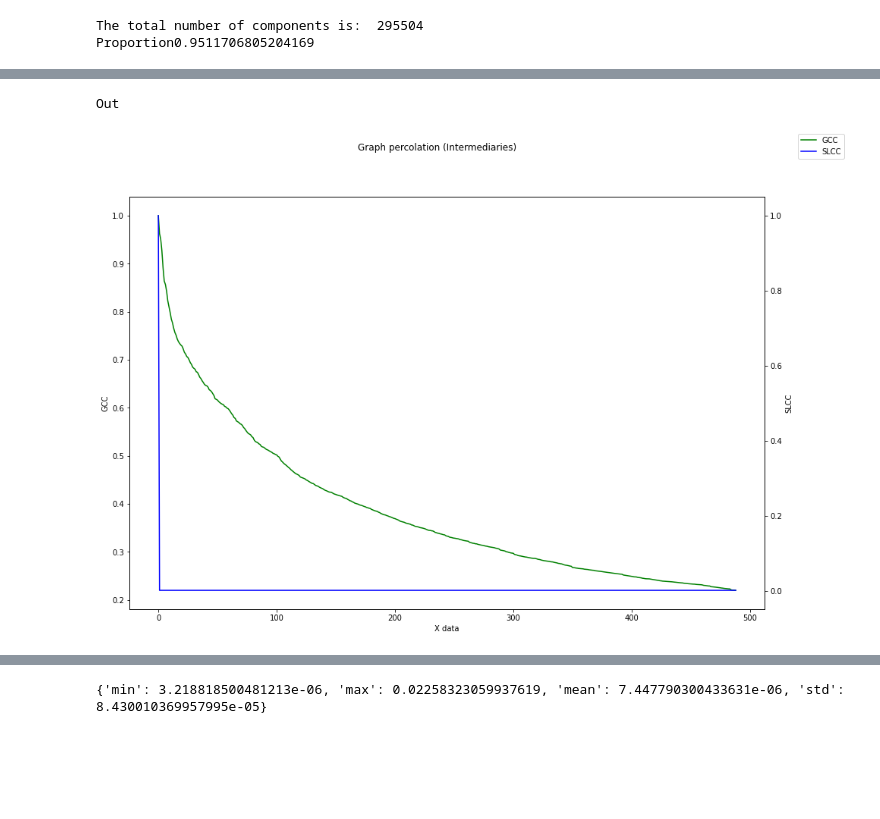
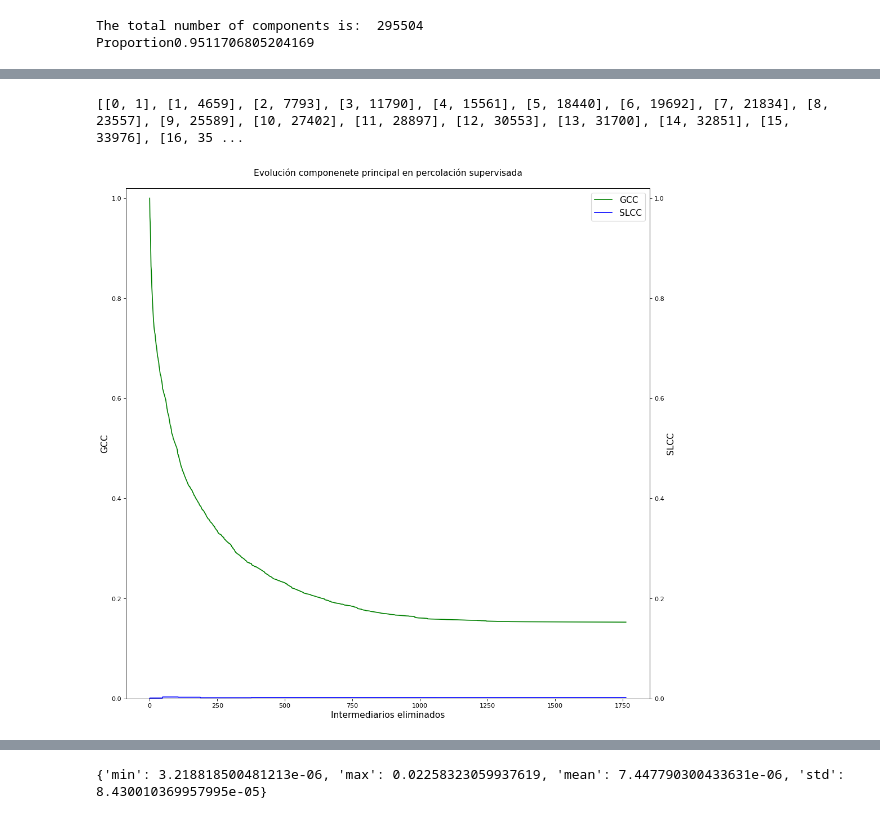
Before and after one commit to edgrz/panama-papers, a Jupyter notebook: graph_study.ipynb, the cells around one changed output, grey strips where cells are left out. Cells and saved outputs as stored; diff of their text form; code cells hidden in the pictures; blank space fills up the shorter version.

Commit message:
Percolation and projection

```diff
--- a/graph_study.ipynb
+++ b/graph_study.ipynb
@@ -568,0 +595,11 @@ for data in G.edges(labels['Officer'],data=True):
+# %%
+x = ["Officer", "Beneficiary", "Director", "Shareholder"]
+y = [officer, beneficiary, director, shareholder]
+
+fig = plt.figure(figsize = (10, 5))
+
+plt.yscale('log')
+plt.title('Distribución aristas Officer-Entity',fontsize=16,pad=20)
+plt.xlabel('Tipos',fontsize=16)
+plt.ylabel('Ocurrencias',fontsize=16)
+plt.bar(x, y, width = 0.4,ec="k")
@@ -601,5 +635,6 @@ Number of edges:  352407
 # %%
-Gcc = sorted(nx.connected_components(Percolation_graph), key=len, reverse=True)
+Gcc = sorted(nx.connected_components(G), key=len, reverse=True)
+print(len(Gcc))
 Gcc = Percolation_graph.subgraph(Gcc[0])
 print('The total number of components is: ',len(Gcc))
 print('Proportion' + str(len(Gcc)/total_graph))
@@ -659,39 +707,28 @@ Proportion 0.21997012946046338
-# %%
-scatter_sgcc = [[0,1]]
-max_degree_id = max(dict(G.degree(labels['Intermediary'])), key=dict(G.degree(labels['Intermediary'])).get)
-Percolation_graph = G.copy()
-Percolation_graph.remove_node(max_degree_id)
-Gcc = sorted(nx.connected_components(Percolation_graph), key=len, reverse=True)
-Percolation_graph = Percolation_graph.subgraph(Gcc[1])
-current_length=len(Percolation_graph)
-found = 0
-for i in Percolation_graph:
-    if Percolation_graph.nodes[i]['kind'] == 'Intermediary':
-        found = 1
-if found == 1:
-    print('Follow')
-else:
-    print('Out')
-for i in range(len(scatter)-1):
-    scatter_sgcc.append([i,current_length/total_graph])
-# %% [output]
-Out
+# %%
+len(scatter_gcc)
+len(scatter_slcc)
+print(scatter_cc)
+# %% [output]
+[[0, 1], [1, 4659], [2, 7793], [3, 11790], [4, 15561], [5, 18440], [6, 19692], [7, 21834], [8, 23557], [9, 25589], [10, 27402], [11, 28897], [12, 30553], [13, 31700], [14, 32851], [15, 33976], [16, 35 ...
 # %%
-fig, ax1 = plt.subplots(figsize=(15,10))
-fig.suptitle('Graph percolation (Intermediaries)')
-x_val_gcc = [x[0] for x in scatter]
-y_val_gcc = [x[1] for x in scatter]
-x_val_sgcc = [x[0] for x in scatter_sgcc]
-y_val_sgcc = [x[1] for x in scatter_sgcc]
+fig, ax1 = plt.subplots(figsize=(15,15),dpi=80)
+ax1.set_title('Evolución componenete principal en percolación supervisada',fontsize=14,pad=20)
+x_val_gcc = [x[0] for x in scatter_gcc]
+y_val_gcc = [x[1] for x in scatter_gcc]
+x_val_sgcc = [x[0] for x in scatter_slcc]
+y_val_sgcc = [x[1] for x in scatter_slcc]
 
 ax2 = ax1.twinx()
-ax1.plot(x_val_gcc, y_val_gcc, 'g-',label="GCC")
-ax2.plot(x_val_gcc, y_val_sgcc, 'b-',label="SLCC")
-
-ax1.set_xlabel('X data')
-ax1.set_ylabel('GCC')
-ax2.set_ylabel('SLCC')
-fig.legend()
+lns1 = ax1.plot(x_val_gcc, y_val_gcc, 'g-',label="GCC")
+lns2 =ax2.plot(x_val_gcc, y_val_sgcc, 'b-',label="SLCC")
+lns = lns1+lns2
+ax1.set_xlabel('Intermediarios eliminados',fontsize=14)
+ax1.set_ylim([0, 1.02])
+ax2.set_ylim([0, 1.02])
+ax1.set_ylabel('GCC',fontsize=14)
+ax2.set_ylabel('SLCC',fontsize=14)
+labs = [l.get_label() for l in lns]
+ax1.legend(lns, labs, loc=0,fontsize=14)
 plt.show()
 # %% [output]
-[figure, old version]
+[figure, new version]
```
Also changed, not shown: parts of 29 cells of this notebook, 2 other files.
